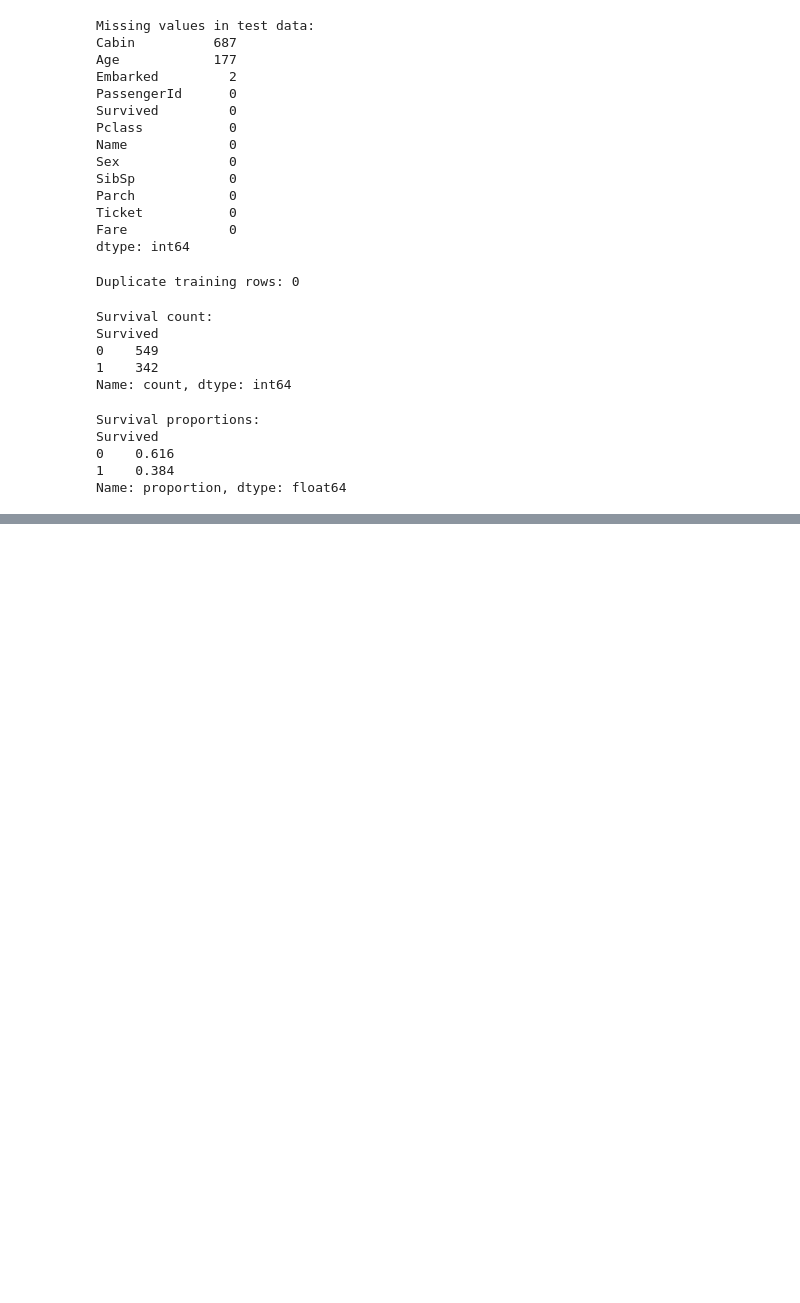
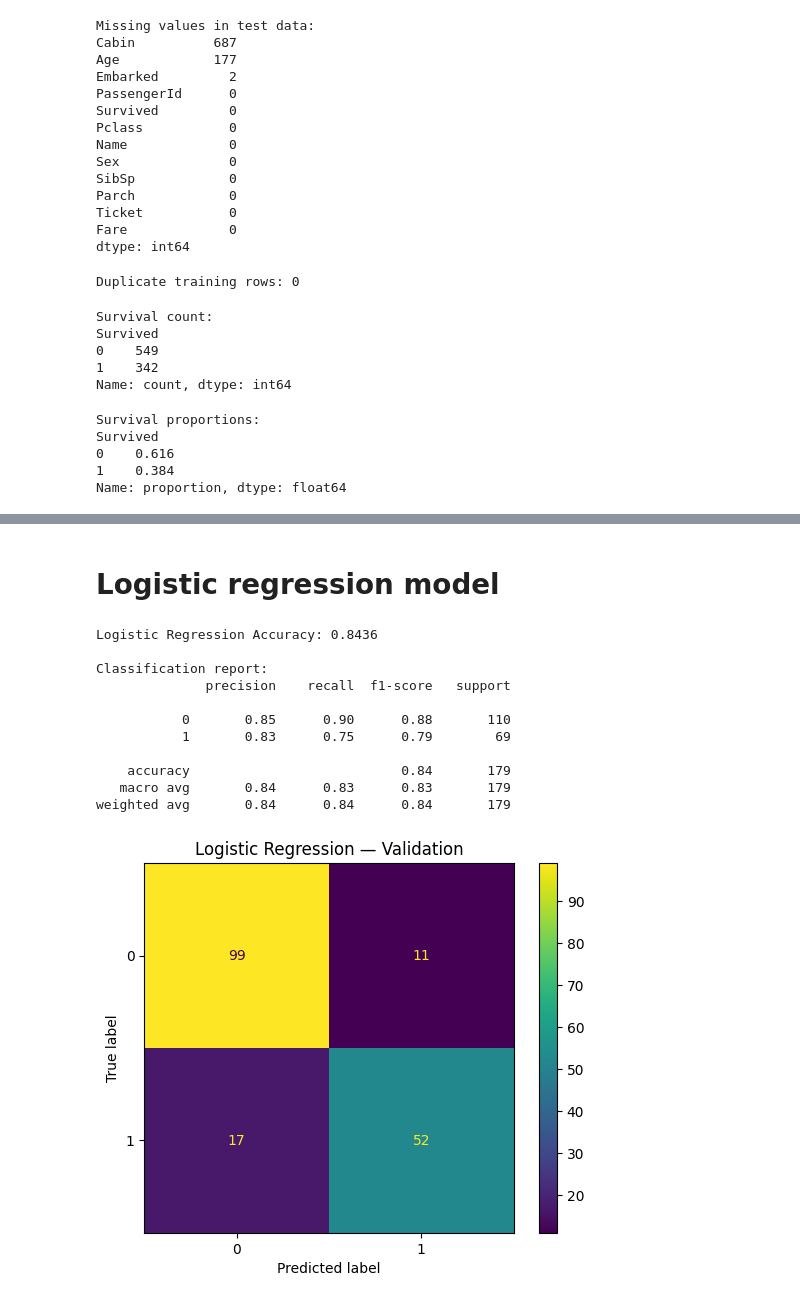
Before and after one commit to CH-CHISAKA/Machine_Learning_and_Data_Science, a Jupyter notebook: 04-assignments/04-assignment/titanic.ipynb, the cells around one changed output, grey strips where cells are left out. Saved outputs shown, nothing was run; the diff lists cells and outputs as text; code cells hidden in the pictures; blank space fills up the shorter version.

```diff
--- a/04-assignments/04-assignment/titanic.ipynb
+++ b/04-assignments/04-assignment/titanic.ipynb
@@ -201,0 +359,17 @@ Name: proportion, dtype: float64
+# %%
+X_train, X_valid, y_train, y_valid = train_test_split(
+    X,
+    y,
+    test_size=0.20,
+    random_state=42,
+    stratify=y
+)
+
+print("Training rows:", X_train.shape[0])
+print("Validation rows:", X_valid.shape[0])
+
+print("\nTraining target proportions:")
+print(y_train.value_counts(normalize=True).round(3))
+
+print("\nValidation target proportions:")
+print(y_valid.value_counts(normalize=True).round(3))
@@ -201,0 +391,55 @@ Name: proportion, dtype: float64
+# %% [markdown]
+# Logistic regression model
+# %%
+logistic_model = Pipeline(
+    steps=[
+        ("preprocessor", preprocessor),
+        (
+            "classifier",
+            LogisticRegression(
+                max_iter=2000,
+                random_state=42
+            )
+        )
+    ]
+)
+
+logistic_model.fit(X_train, y_train)
+
+logistic_predictions = logistic_model.predict(X_valid)
+
+logistic_accuracy = accuracy_score(
+    y_valid,
+    logistic_predictions
+)
+
+print(f"Logistic Regression Accuracy: {logistic_accuracy:.4f}")
+
+print("\nClassification report:")
+print(
+    classification_report(
+        y_valid,
+        logistic_predictions,
+        zero_division=0
+    )
+)
+
+ConfusionMatrixDisplay.from_predictions(
+    y_valid,
+    logistic_predictions
+)
+plt.title("Logistic Regression — Validation")
+plt.show()
+# %% [output]
+Logistic Regression Accuracy: 0.8436
+
+Classification report:
+              precision    recall  f1-score   support
+
+           0       0.85      0.90      0.88       110
+           1       0.83      0.75      0.79        69
+
+    accuracy                           0.84       179
+   macro avg       0.84      0.83      0.83       179
+weighted avg       0.84      0.84      0.84       179
+[figure, added]
```
Also changed, not shown: parts of 9 cells of this notebook.
